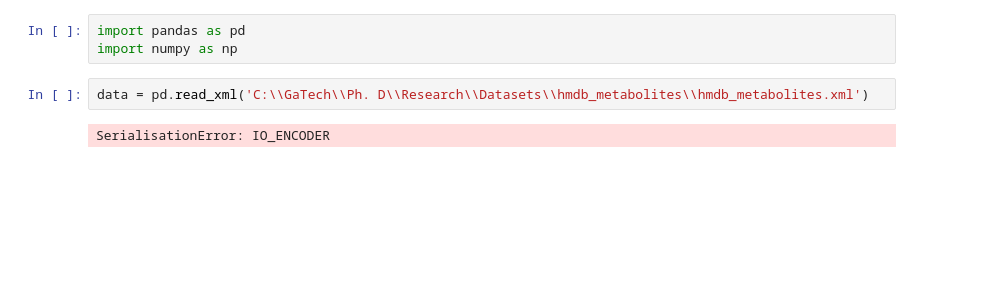
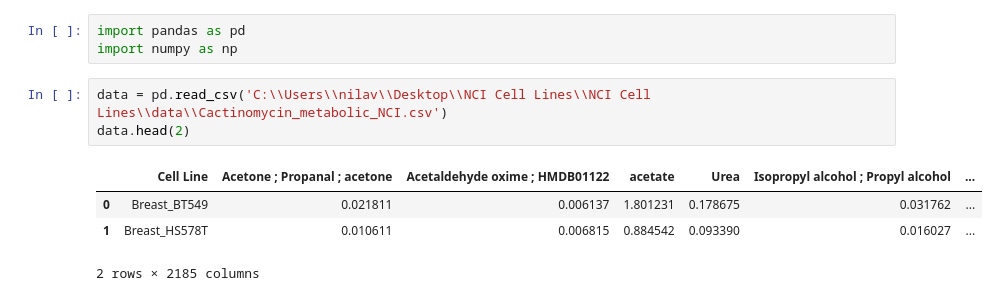
Before and after one commit to neilsensarma/NCI-Cell-Lines, a Jupyter notebook: NCI Cell Lines/models/Untitled1.ipynb, the cells around one changed output. Saved outputs shown, nothing was run; the diff lists cells and outputs as text; blank space fills up the shorter version.

```diff
--- a/NCI Cell Lines/models/Untitled1.ipynb
+++ b/NCI Cell Lines/models/Untitled1.ipynb
@@ -1,7 +1,11 @@
 # %%
 import pandas as pd
 import numpy as np
-# %%
-data = pd.read_xml('C:\\GaTech\\Ph. D\\Research\\Datasets\\hmdb_metabolites\\hmdb_metabolites.xml')
-# %% [output]
-SerialisationError: IO_ENCODER
+# %%
+data = pd.read_csv('C:\\Users\\nilav\\Desktop\\NCI Cell Lines\\NCI Cell Lines\\data\\Cactinomycin_metabolic_NCI.csv')
+data.head(2)
+# %% [output]
+|  | Cell Line | Acetone ; Propanal ; acetone | Acetaldehyde oxime ; HMDB01122 | acetate | Urea | Isopropyl alcohol ; Propyl alcohol | ... |
+| 0 | Breast_BT549 | 0.021811 | 0.006137 | 1.801231 | 0.178675 | 0.031762 | ... |
+| 1 | Breast_HS578T | 0.010611 | 0.006815 | 0.884542 | 0.093390 | 0.016027 | ... |
+2 rows × 2185 columns
```
Also changed, not shown: parts of 2 cells of this notebook, 19 other files.
